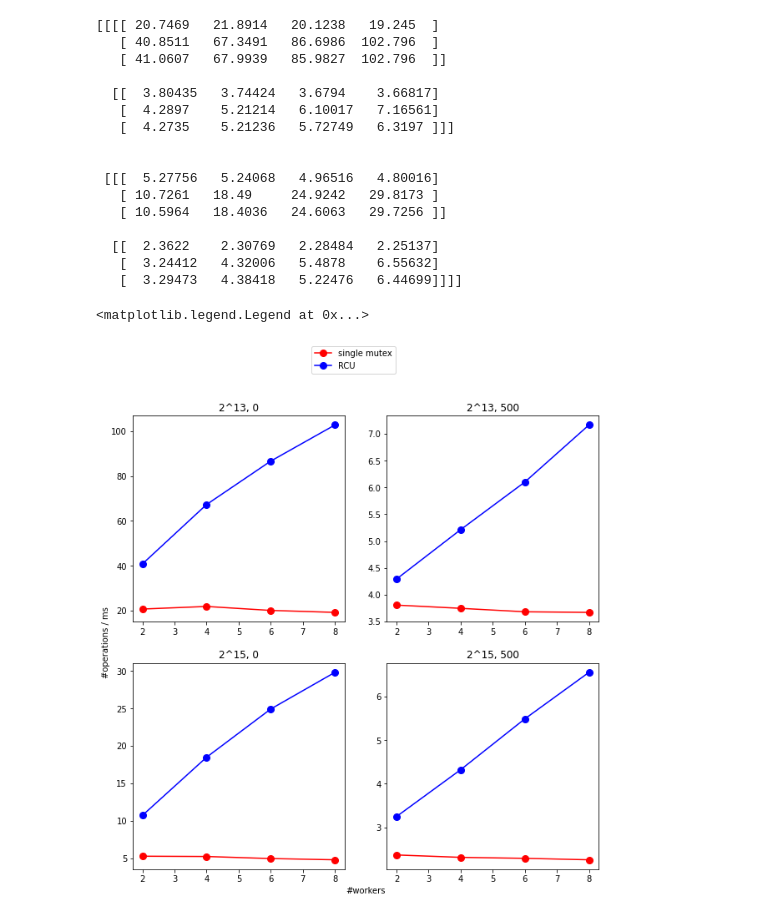
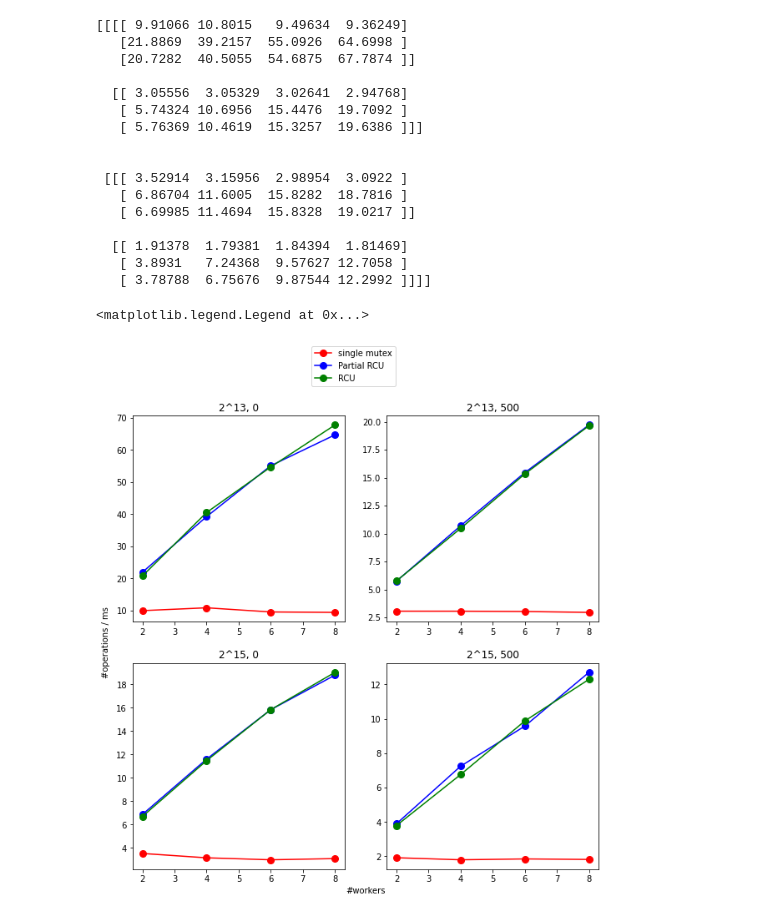
Before and after one commit to Darwin-Che/rcu_hashtable, a Jupyter notebook: plot_result.ipynb, the cells around one changed output. Cells and saved outputs as stored; diff of their text form; code cells hidden in the pictures.

```diff
--- a/plot_result.ipynb
+++ b/plot_result.ipynb
@@ -20,8 +20,8 @@ _rd = { 0: 0, 500: 1}
 st = ['big', 'newrcu', 'rcu']
 _st = { 'big': 0, 'newrcu': 1, 'rcu': 2 }
 stcolor = ['red', 'blue', 'green']
-stlabel = ['single mutex', 'RCU']
-stmarker = ['o', 'o']
+stlabel = ['single mutex', 'Partial RCU', 'RCU']
+stmarker = ['o', 'o', 'o']
 
 wk = [2, 4, 6, 8]
 _wk = { 2: 0, 4: 1, 6: 2, 8: 3 }
@@ -29,7 +29,7 @@ _wk = { 2: 0, 4: 1, 6: 2, 8: 3 }
 data = np.zeros((2,2,3,4))
 # %%
 # read from file
-fname = 'result.txt'
+fname = 'data/result1.txt'
 
 fh = open(fname, 'r')
 
@@ -43,46 +43,46 @@ while True:
 
 print(data)
 # %% [output]
-[[[[ 20.7469   21.8914   20.1238   19.245  ]
-   [ 40.8511   67.3491   86.6986  102.796  ]
-   [ 41.0607   67.9939   85.9827  102.796  ]]
+[[[[ 9.91066 10.8015   9.49634  9.36249]
+   [21.8869  39.2157  55.0926  64.6998 ]
+   [20.7282  40.5055  54.6875  67.7874 ]]
 
-  [[  3.80435   3.74424   3.6794    3.66817]
-   [  4.2897    5.21214   6.10017   7.16561]
-   [  4.2735    5.21236   5.72749   6.3197 ]]]
+  [[ 3.05556  3.05329  3.02641  2.94768]
+   [ 5.74324 10.6956  15.4476  19.7092 ]
+   [ 5.76369 10.4619  15.3257  19.6386 ]]]
 
 
- [[[  5.27756   5.24068   4.96516   4.80016]
-   [ 10.7261   18.49     24.9242   29.8173 ]
-   [ 10.5964   18.4036   24.6063   29.7256 ]]
+ [[[ 3.52914  3.15956  2.98954  3.0922 ]
+   [ 6.86704 11.6005  15.8282  18.7816 ]
+   [ 6.69985 11.4694  15.8328  19.0217 ]]
 
-  [[  2.3622    2.30769   2.28484   2.25137]
-   [  3.24412   4.32006   5.4878    6.55632]
-   [  3.29473   4.38418   5.22476   6.44699]]]]
+  [[ 1.91378  1.79381  1.84394  1.81469]
+   [ 3.8931   7.24368  9.57627 12.7058 ]
+   [ 3.78788  6.75676  9.87544 12.2992 ]]]]
 # %%
 # draw the graphs
 
 plt.rcParams["figure.figsize"] = (10,10)
 
 fig, axs = plt.subplots(2, 2)
 
 for hlidx in range(2):
     for rdidx in range(2):
         axs[hlidx][rdidx].set_title('2^{}, {}'.format(hl[hlidx]-1, rd[rdidx]))
-        for stidx in range(2):
+        for stidx in range(3):
             axs[hlidx][rdidx].plot(wk, data[hlidx][rdidx][stidx],
                                    color=stcolor[stidx], label=stlabel[stidx],
                                    marker=stmarker[stidx], markersize=8);
 #         axs[hlidx][rdidx].legend()
 
 fig.add_subplot(111, frameon=False)
 # hide tick and tick label of the big axes
 plt.tick_params(labelcolor='none', top=False, bottom=False, left=False, right=False)
 plt.grid(False)
 plt.xlabel("#workers")
 plt.ylabel("#operations / ms")
 handles, labels = axs[0][0].get_legend_handles_labels()
 fig.legend(handles, labels, loc='upper center')
 # %% [output]
 <matplotlib.legend.Legend at 0x...>
-[figure, old version]
+[figure, new version]
```
Also changed, not shown: 6 other files.
